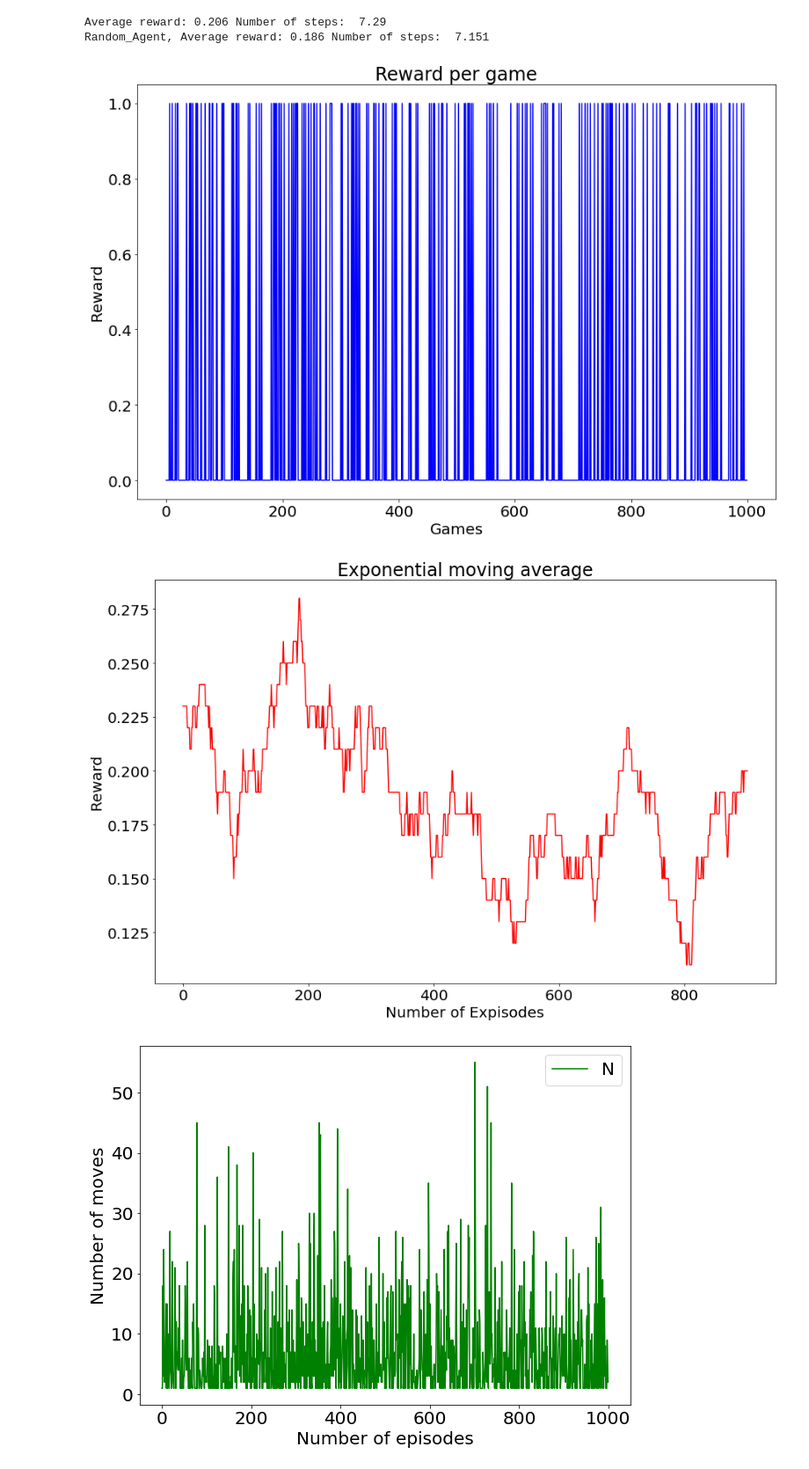
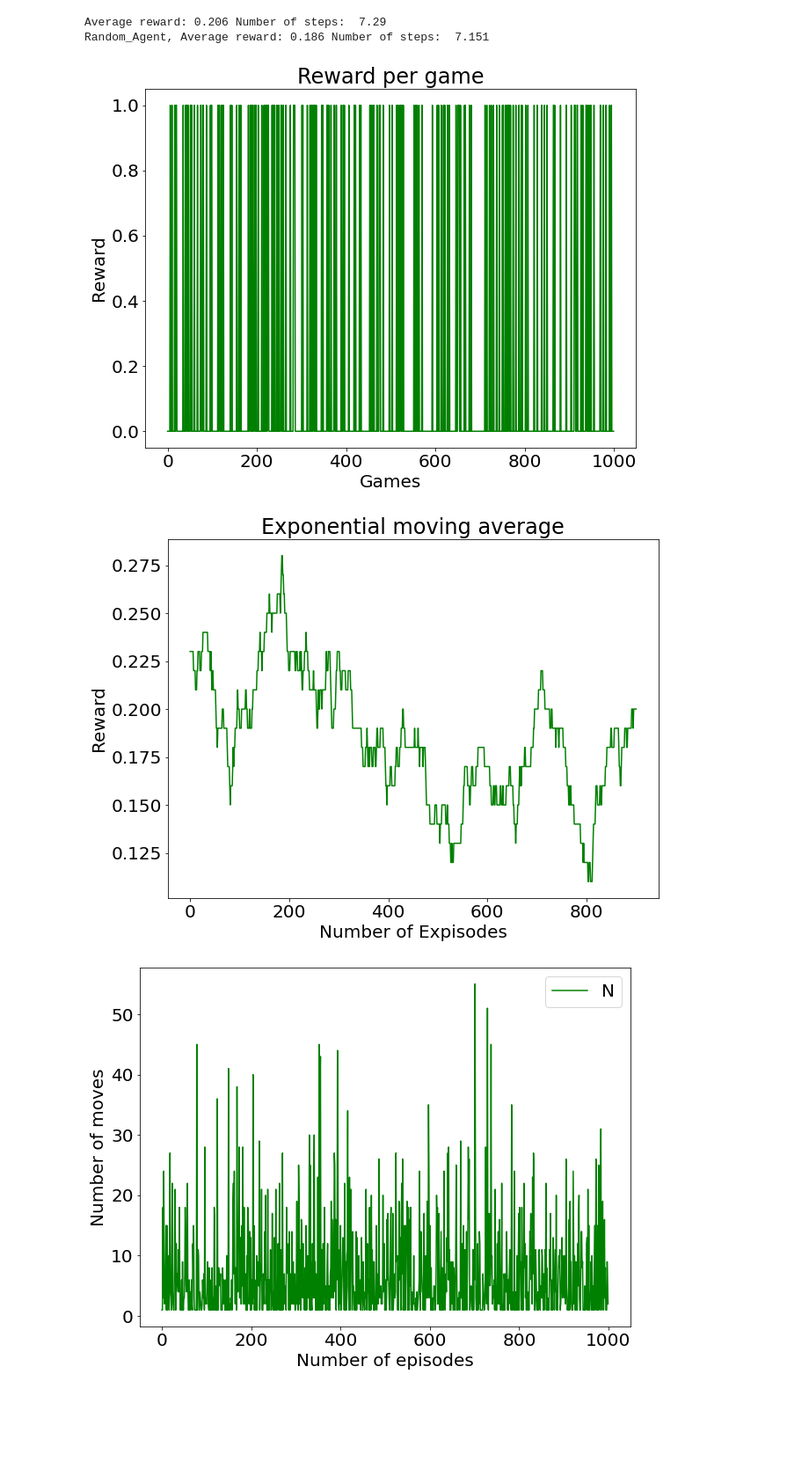
Before and after one commit to lzumta/Reinforcement-Learning-Assignment, a Jupyter notebook: Assignment.ipynb, the cells around one changed output. Shown at 88% size. Drawn from its saved outputs; the diff is of its cells as text; code cells hidden in the pictures; blank space fills up the shorter version.

Commit message:
random green

```diff
--- a/Assignment.ipynb
+++ b/Assignment.ipynb
@@ -154,26 +154,26 @@ def moving_average(a, n):
 # %%
 plt.rcParams.update({'font.size': 20})
 
 plt.plot(figsize=(15,10))
 
-plt.plot(np.arange(0,1000), R_save_random, 'b')
+plt.plot(np.arange(0,1000), R_save_random, 'g')
 plt.title("Reward per game")
 plt.xlabel("Games")
 plt.ylabel("Reward")
 plt.show()
 # %% [output]
-[figure, old version]
+[figure, new version]
 # %%
 plt.rcParams.update({'font.size': 20})
 
 plt.plot(figsize=(15,10))
-plt.plot(np.arange(0,1000-99), moving_average(R_save_random, n=100), 'r')
+plt.plot(np.arange(0,1000-99), moving_average(R_save_random, n=100), 'g')
 plt.title("Exponential moving average")
 plt.xlabel("Number of Expisodes")
 plt.ylabel("Reward")
 plt.show()
 # %% [output]
-[figure, old version]
+[figure, new version]
 # %%
 plt.rcParams.update({'font.size': 20})
 plt.rcParams["figure.figsize"] = (10,7.5)
```
Also changed, not shown: parts of 1 cell of this notebook.
